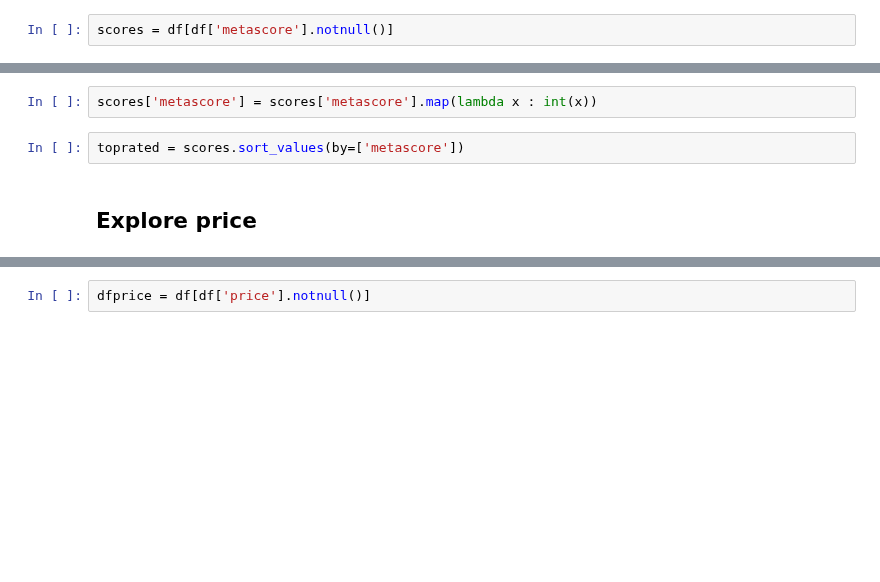
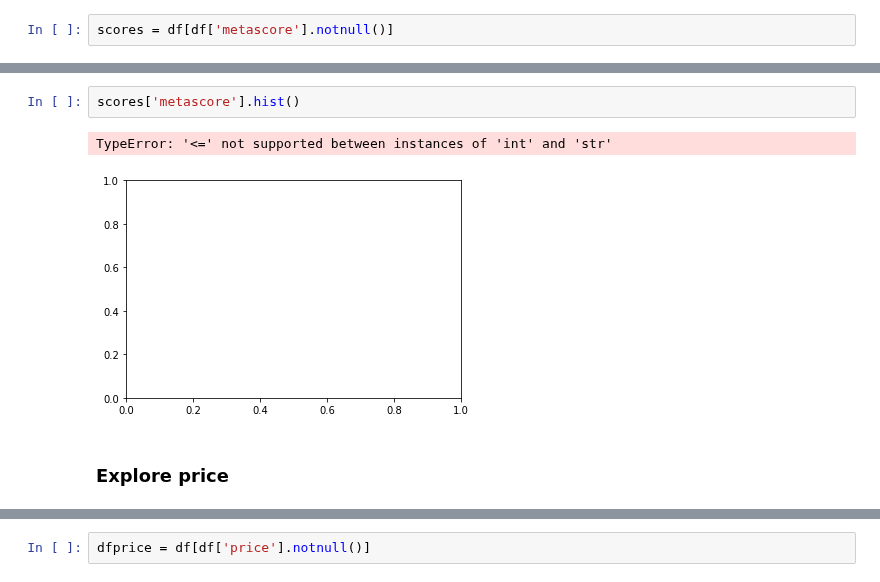
Before and after one commit to nadinezab/video-game-recs, a Jupyter notebook: 2-Data-Exploration.ipynb, the cells around one changed output, grey strips where cells are left out. Saved outputs shown, nothing was run; the diff lists cells and outputs as text; blank space fills up the shorter version.

```diff
--- a/2-Data-Exploration.ipynb
+++ b/2-Data-Exploration.ipynb
@@ -164,8 +220,9 @@ scores['metascore'].value_counts()
-# %%
-scores['metascore'] = scores['metascore'].map(lambda x : int(x))
-# %%
-toprated = scores.sort_values(by=['metascore'])
+# %%
+scores['metascore'].hist()
+# %% [output]
+TypeError: '<=' not supported between instances of 'int' and 'str'
+[figure, added]
 # %% [markdown]
-## Explore price
+### Explore price
 # %%
 df.info()
```
Also changed, not shown: parts of 25 cells of this notebook.
